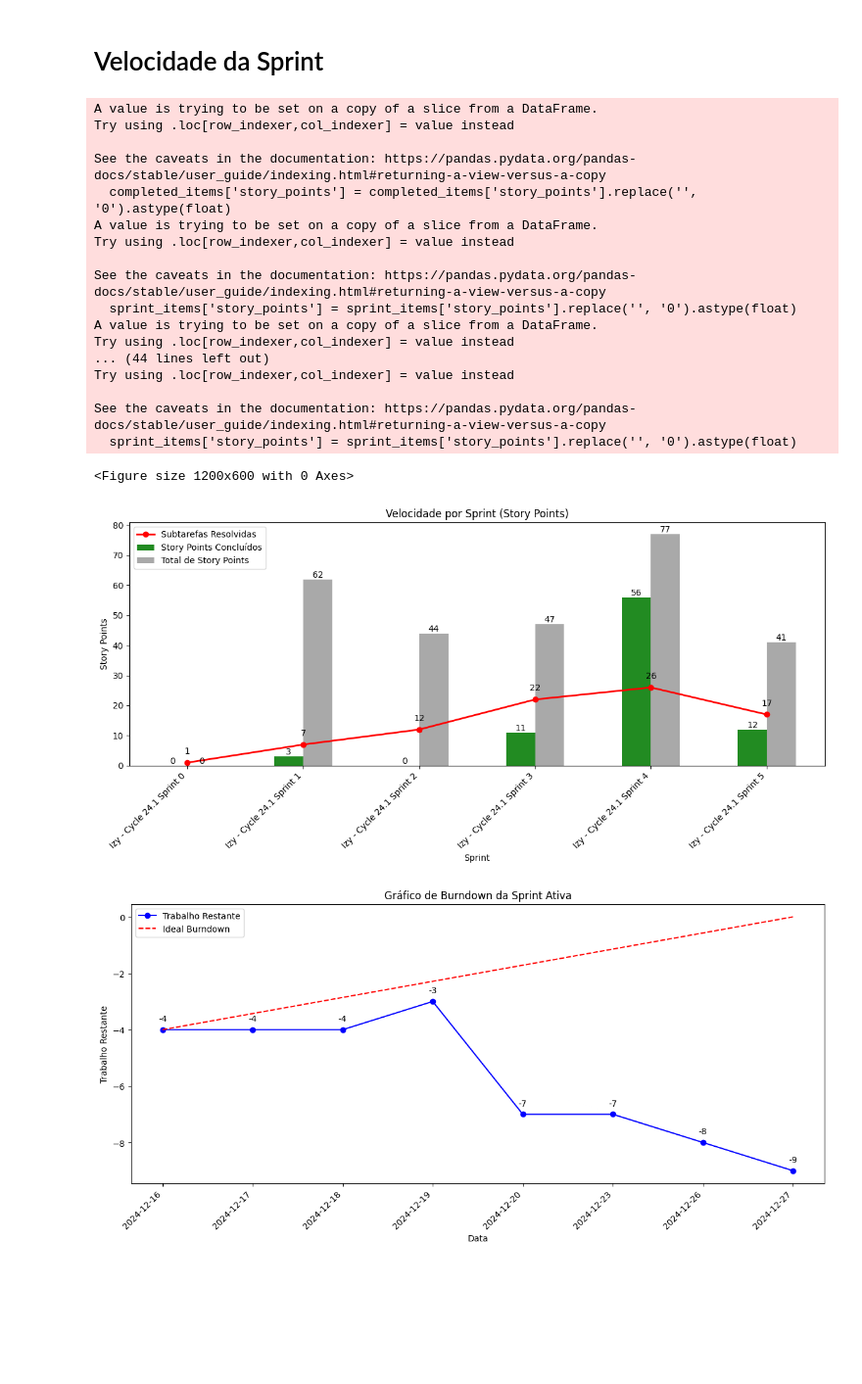
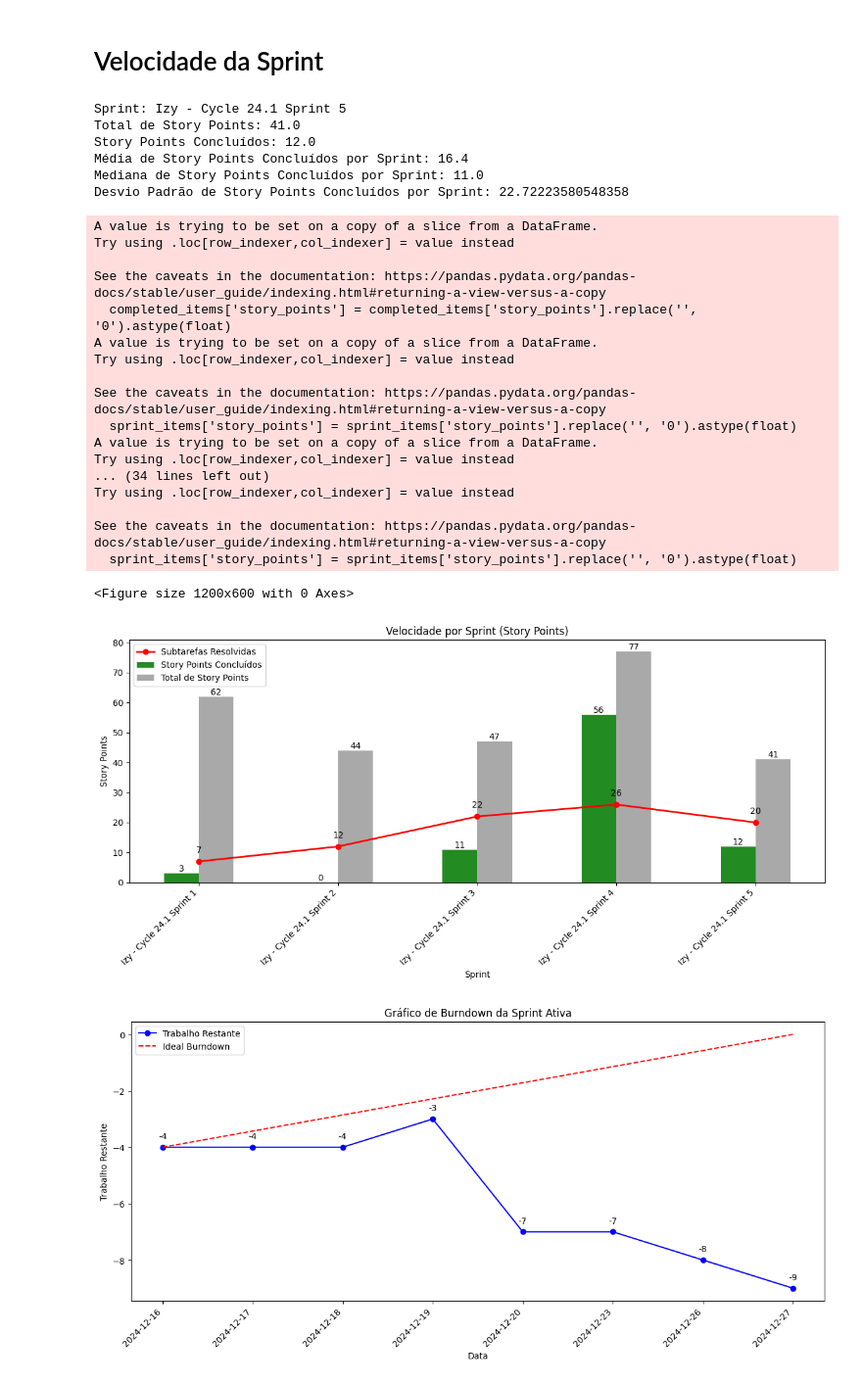
Before and after one commit to elieziossn/JiraSprintAnalysis, a Jupyter notebook: sprintreview.ipynb, the cells around one changed output. Shown at 98% size. Cells and saved outputs as stored; diff of their text form; code cells hidden in the pictures; blank space fills up the shorter version.

```diff
--- a/sprintreview.ipynb
+++ b/sprintreview.ipynb
@@ -197,7 +193,7 @@ plt.tight_layout()
 subtasks_created_by_sprint = pd.Series(dtype=int)
 subtasks_resolved_by_sprint = pd.Series(dtype=int)
 
-for sprint, dates in sprints_df.iterrows():
+for sprint, dates in sprints_df.tail(5).iterrows():
     start_date = dates['start']
     end_date = dates['end']
 
@@ -247,7 +243,7 @@ plt.show()
 velocity_by_sprint = pd.Series(dtype=float)
 total_points_by_sprint = pd.Series(dtype=float)
 
-for sprint, dates in sprints_df.iterrows():
+for sprint, dates in sprints_df.tail(5).iterrows():
     start_date = dates['start']
     end_date = dates['end']
 
@@ -277,52 +273,72 @@ velocity_df = pd.DataFrame({
     'Total de Story Points': total_points_by_sprint
 }).fillna(0).astype(float)
 
+# Imprimir dados da última sprint
+print(f"Sprint: {sprint_ativa}")
+print(f"Total de Story Points: {total_points_by_sprint[sprint_ativa]}")
+print(f"Story Points Concluídos: {velocity_by_sprint[sprint_ativa]}")
+
+# Calcular e imprimir a média e a mediana da velocity_by_sprint
+mean_velocity = velocity_by_sprint.mean()
+median_velocity = velocity_by_sprint.median()
+
+print(f"Média de Story Points Concluídos por Sprint: {mean_velocity}")
+print(f"Mediana de Story Points Concluídos por Sprint: {median_velocity}")
+print(f"Desvio Padrão de Story Points Concluídos por Sprint: {velocity_by_sprint.std()}")
+print('\n\n\n')
+
 # Plotar o gráfico
 plt.figure(figsize=(12, 6))
 ax = velocity_df.plot(kind='bar', figsize=(12, 6), color=['#228B22', '#A9A9A9'])
 
 # Adicionar linha vermelha representando subtarefas resolvidas por sprint
 ax.plot(subtasks_resolved_by_sprint.index, subtasks_resolved_by_sprint.values, color='red', marker='o', linestyle='-', linewidth=2, label='Subtarefas Resolvidas')
 
 # Adicionar rótulos de valor na linha
 for i, txt in enumerate(subtasks_resolved_by_sprint.values):
     ax.annotate(txt, (subtasks_resolved_by_sprint.index[i], subtasks_resolved_by_sprint.values[i]), textcoords="offset points", xytext=(0,10), ha='center')
 
 # Personalizar o gráfico
 plt.title('Velocidade por Sprint (Story Points)')
 ax.set_xlabel('Sprint')
 ax.set_ylabel('Story Points')
 ax.set_xticklabels(velocity_df.index, rotation=45, ha='right')
 
 # Adicionar rótulos de valor nas barras
 for container in ax.containers:
     ax.bar_label(container)
 
 # Adicionar legenda
 ax.legend(loc='upper left')
 
 plt.tight_layout()
 plt.show()
 # %% [output]
-A value is trying to be set on a copy of a slice from a DataFrame.
-Try using .loc[row_indexer,col_indexer] = value instead
-
-See the caveats in the documentation: https://pandas.pydata.org/pandas-docs/stable/user_guide/indexing.html#returning-a-view-versus-a-copy
-  completed_items['story_points'] = completed_items['story_points'].replace('', '0').astype(float)
-A value is trying to be set on a copy of a slice from a DataFrame.
-Try using .loc[row_indexer,col_indexer] = value instead
-
-See the caveats in the documentation: https://pandas.pydata.org/pandas-docs/stable/user_guide/indexing.html#returning-a-view-versus-a-copy
-  sprint_items['story_points'] = sprint_items['story_points'].replace('', '0').astype(float)
-A value is trying to be set on a copy of a slice from a DataFrame.
-Try using .loc[row_indexer,col_indexer] = value instead
-... (44 lines left out)
-Try using .loc[row_indexer,col_indexer] = value instead
-
-See the caveats in the documentation: https://pandas.pydata.org/pandas-docs/stable/user_guide/indexing.html#returning-a-view-versus-a-copy
-  sprint_items['story_points'] = sprint_items['story_points'].replace('', '0').astype(float)
+Sprint: Izy - Cycle 24.1 Sprint 5
+Total de Story Points: 41.0
+Story Points Concluídos: 12.0
+Média de Story Points Concluídos por Sprint: 16.4
+Mediana de Story Points Concluídos por Sprint: 11.0
+Desvio Padrão de Story Points Concluídos por Sprint: 22.72223580548358
-<Figure size 1200x600 with 0 Axes>
+A value is trying to be set on a copy of a slice from a DataFrame.
+Try using .loc[row_indexer,col_indexer] = value instead
+
+See the caveats in the documentation: https://pandas.pydata.org/pandas-docs/stable/user_guide/indexing.html#returning-a-view-versus-a-copy
+  completed_items['story_points'] = completed_items['story_points'].replace('', '0').astype(float)
+A value is trying to be set on a copy of a slice from a DataFrame.
+Try using .loc[row_indexer,col_indexer] = value instead
+
+See the caveats in the documentation: https://pandas.pydata.org/pandas-docs/stable/user_guide/indexing.html#returning-a-view-versus-a-copy
+  sprint_items['story_points'] = sprint_items['story_points'].replace('', '0').astype(float)
+A value is trying to be set on a copy of a slice from a DataFrame.
+Try using .loc[row_indexer,col_indexer] = value instead
+... (34 lines left out)
+Try using .loc[row_indexer,col_indexer] = value instead
+
+See the caveats in the documentation: https://pandas.pydata.org/pandas-docs/stable/user_guide/indexing.html#returning-a-view-versus-a-copy
+  sprint_items['story_points'] = sprint_items['story_points'].replace('', '0').astype(float)
+<Figure size 1200x600 with 0 Axes>
-[figure, old version]
+[figure, new version]
 # %%
 # Calcular o trabalho restante por dia
 work_remaining = plot_data['Criadas'].cumsum() - plot_data['Concluídas'].cumsum()
```
Also changed, not shown: parts of 11 cells of this notebook.
